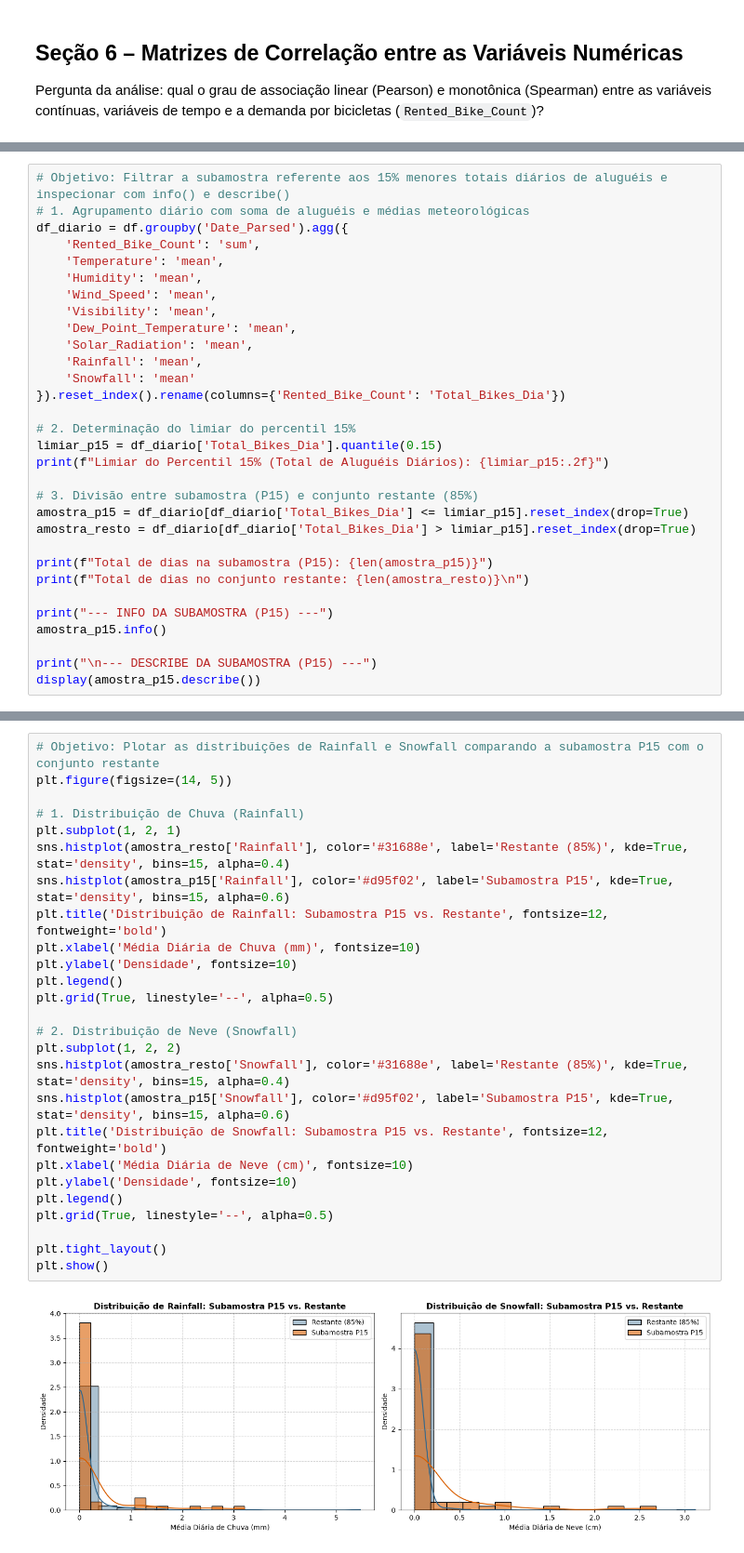
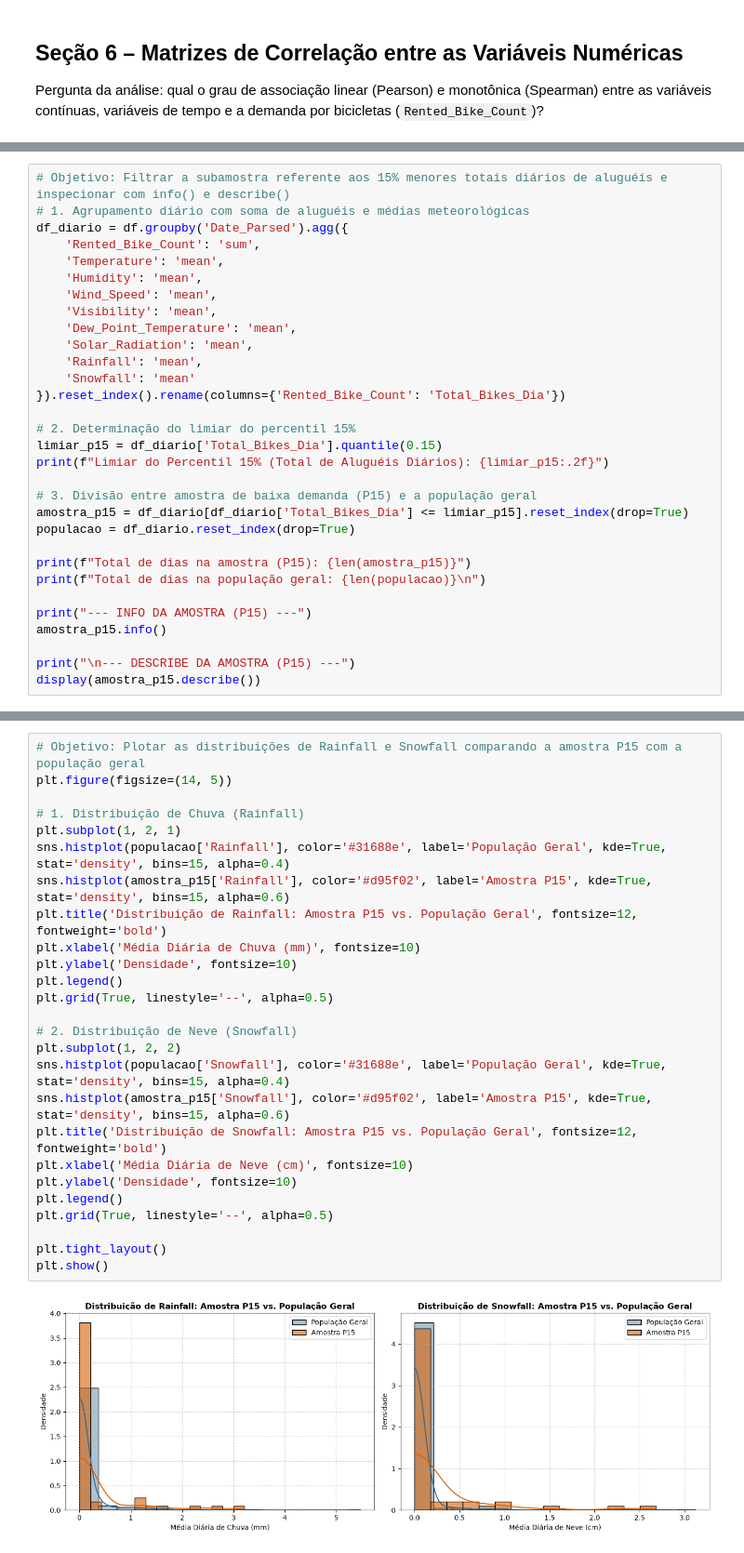
Before and after one commit to Colemo1208/Previsao-e-Dinamica-de-Demanda-Sistema-de-Bicicletas-Compartilhadas-de-Seul, a Jupyter notebook: EXAME_B.ipynb, the cells around one changed output, grey strips where cells are left out. Shown at 93% size. Drawn from its saved outputs; the diff is of its cells as text.

```diff
--- a/EXAME_B.ipynb
+++ b/EXAME_B.ipynb
@@ -755,17 +831,17 @@ df_diario = df.groupby('Date_Parsed').agg({
 limiar_p15 = df_diario['Total_Bikes_Dia'].quantile(0.15)
 print(f"Limiar do Percentil 15% (Total de Aluguéis Diários): {limiar_p15:.2f}")
 
-# 3. Divisão entre subamostra (P15) e conjunto restante (85%)
+# 3. Divisão entre amostra de baixa demanda (P15) e a população geral
 amostra_p15 = df_diario[df_diario['Total_Bikes_Dia'] <= limiar_p15].reset_index(drop=True)
-amostra_resto = df_diario[df_diario['Total_Bikes_Dia'] > limiar_p15].reset_index(drop=True)
+populacao = df_diario.reset_index(drop=True)
 
-print(f"Total de dias na subamostra (P15): {len(amostra_p15)}")
-print(f"Total de dias no conjunto restante: {len(amostra_resto)}\n")
+print(f"Total de dias na amostra (P15): {len(amostra_p15)}")
+print(f"Total de dias na população geral: {len(populacao)}\n")
 
-print("--- INFO DA SUBAMOSTRA (P15) ---")
+print("--- INFO DA AMOSTRA (P15) ---")
 amostra_p15.info()
 
-print("\n--- DESCRIBE DA SUBAMOSTRA (P15) ---")
+print("\n--- DESCRIBE DA AMOSTRA (P15) ---")
 display(amostra_p15.describe())
 # %% [output]
 Limiar do Percentil 15% (Total de Aluguéis Diários): 3930.20
@@ -865,29 +943,29 @@ Estatísticas Descritivas – Conjunto Restante (85%):
 | max | 5.466667 | 3.119048 |
 # %%
-# Objetivo: Plotar as distribuições de Rainfall e Snowfall comparando a subamostra P15 com o conjunto restante
+# Objetivo: Plotar as distribuições de Rainfall e Snowfall comparando a amostra P15 com a população geral
 plt.figure(figsize=(14, 5))
 
 # 1. Distribuição de Chuva (Rainfall)
 plt.subplot(1, 2, 1)
-sns.histplot(amostra_resto['Rainfall'], color='#31688e', label='Restante (85%)', kde=True, stat='density', bins=15, alpha=0.4)
-sns.histplot(amostra_p15['Rainfall'], color='#d95f02', label='Subamostra P15', kde=True, stat='density', bins=15, alpha=0.6)
-plt.title('Distribuição de Rainfall: Subamostra P15 vs. Restante', fontsize=12, fontweight='bold')
+sns.histplot(populacao['Rainfall'], color='#31688e', label='População Geral', kde=True, stat='density', bins=15, alpha=0.4)
+sns.histplot(amostra_p15['Rainfall'], color='#d95f02', label='Amostra P15', kde=True, stat='density', bins=15, alpha=0.6)
+plt.title('Distribuição de Rainfall: Amostra P15 vs. População Geral', fontsize=12, fontweight='bold')
 plt.xlabel('Média Diária de Chuva (mm)', fontsize=10)
 plt.ylabel('Densidade', fontsize=10)
 plt.legend()
 plt.grid(True, linestyle='--', alpha=0.5)
 
 # 2. Distribuição de Neve (Snowfall)
 plt.subplot(1, 2, 2)
-sns.histplot(amostra_resto['Snowfall'], color='#31688e', label='Restante (85%)', kde=True, stat='density', bins=15, alpha=0.4)
-sns.histplot(amostra_p15['Snowfall'], color='#d95f02', label='Subamostra P15', kde=True, stat='density', bins=15, alpha=0.6)
-plt.title('Distribuição de Snowfall: Subamostra P15 vs. Restante', fontsize=12, fontweight='bold')
+sns.histplot(populacao['Snowfall'], color='#31688e', label='População Geral', kde=True, stat='density', bins=15, alpha=0.4)
+sns.histplot(amostra_p15['Snowfall'], color='#d95f02', label='Amostra P15', kde=True, stat='density', bins=15, alpha=0.6)
+plt.title('Distribuição de Snowfall: Amostra P15 vs. População Geral', fontsize=12, fontweight='bold')
 plt.xlabel('Média Diária de Neve (cm)', fontsize=10)
 plt.ylabel('Densidade', fontsize=10)
 plt.legend()
 plt.grid(True, linestyle='--', alpha=0.5)
 
 plt.tight_layout()
 plt.show()
 # %% [output]
-[figure, old version]
+[figure, new version]
```
Also changed, not shown: parts of 36 cells of this notebook, 1 other file.
